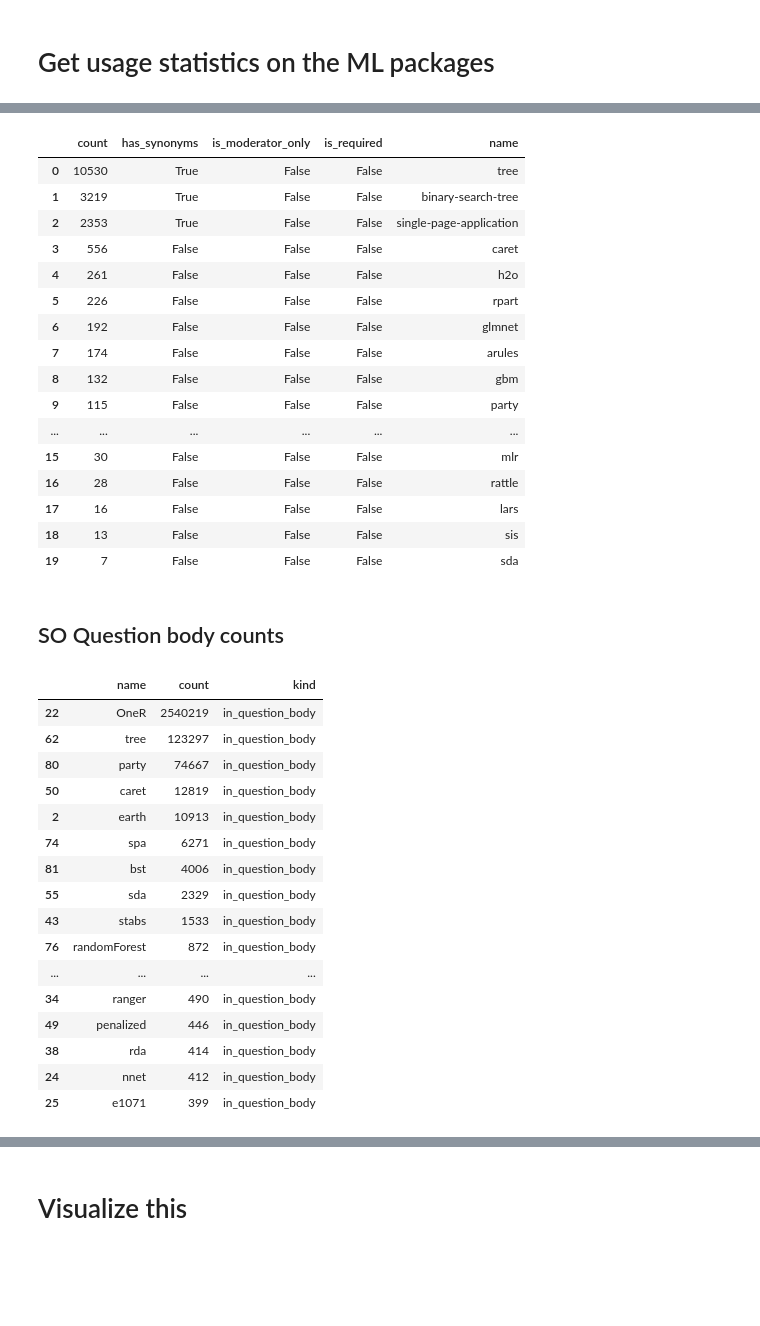
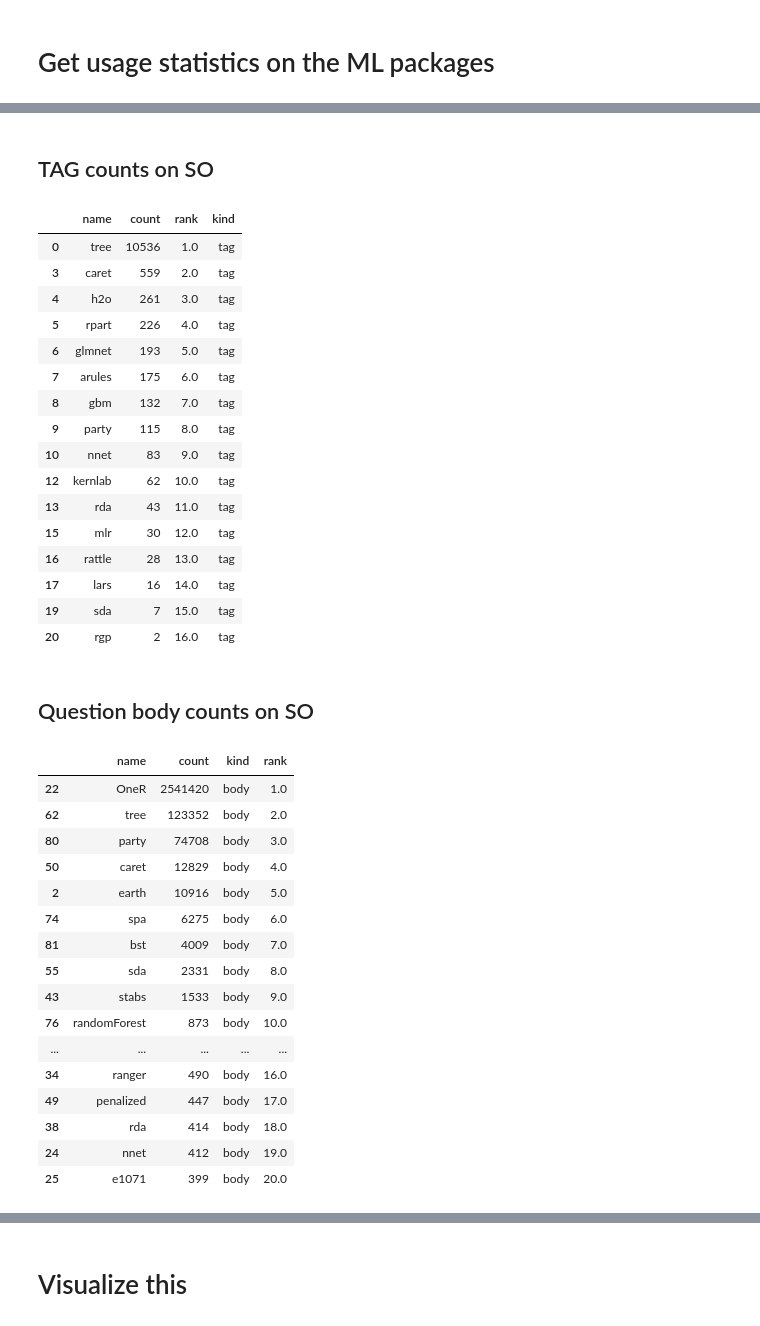
Before and after one commit to thedataincubator/data-science-blogs, a Jupyter notebook: draft-blog-data-analysis.ipynb, the cells around one changed output, grey strips where cells are left out. Drawn from its saved outputs; the diff is of its cells as text; code cells hidden in the pictures; blank space fills up the shorter version.

```diff
--- a/draft-blog-data-analysis.ipynb
+++ b/draft-blog-data-analysis.ipynb
@@ -32,3 +18,5 @@ package_list = get_package_list(URL)
+# %%
+package_list = ut.read_package_txt("package-list-from-cran-task-view.txt")
 # %%
 len(package_list)
 # %% [output]
@@ -60,0 +47,2 @@ def count_dict_to_pd(mydict, kind):
+# %% [markdown]
+## TAG counts on SO
@@ -61,46 +56,45 @@ def count_dict_to_pd(mydict, kind):
 # %%
-df_tag = pd.DataFrame(tag_counts)
-
 df_tag.head(20)
 # %% [output]
-|  | count | has_synonyms | is_moderator_only | is_required | name |
-| 0 | 10530 | True | False | False | tree |
-| 1 | 3219 | True | False | False | binary-search-tree |
-| 2 | 2353 | True | False | False | single-page-application |
-| 3 | 556 | False | False | False | caret |
-| 4 | 261 | False | False | False | h2o |
-| 5 | 226 | False | False | False | rpart |
-| 6 | 192 | False | False | False | glmnet |
-| 7 | 174 | False | False | False | arules |
-| 8 | 132 | False | False | False | gbm |
-| 9 | 115 | False | False | False | party |
-| ... | ... | ... | ... | ... | ... |
-| 15 | 30 | False | False | False | mlr |
-| 16 | 28 | False | False | False | rattle |
-| 17 | 16 | False | False | False | lars |
-| 18 | 13 | False | False | False | sis |
-| 19 | 7 | False | False | False | sda |
+|  | name | count | rank | kind |
+| 0 | tree | 10536 | 1.0 | tag |
+| 3 | caret | 559 | 2.0 | tag |
+| 4 | h2o | 261 | 3.0 | tag |
+| 5 | rpart | 226 | 4.0 | tag |
+| 6 | glmnet | 193 | 5.0 | tag |
+| 7 | arules | 175 | 6.0 | tag |
+| 8 | gbm | 132 | 7.0 | tag |
+| 9 | party | 115 | 8.0 | tag |
+| 10 | nnet | 83 | 9.0 | tag |
+| 12 | kernlab | 62 | 10.0 | tag |
+| 13 | rda | 43 | 11.0 | tag |
+| 15 | mlr | 30 | 12.0 | tag |
+| 16 | rattle | 28 | 13.0 | tag |
+| 17 | lars | 16 | 14.0 | tag |
+| 19 | sda | 7 | 15.0 | tag |
+| 20 | rgp | 2 | 16.0 | tag |
 # %% [markdown]
-## SO Question body counts
+## Question body counts on SO
 # %%
-df_body = count_dict_to_pd(question_body_counts, kind="in_question_body")
+df_body = count_dict_to_pd(question_body_counts, kind="body")
+df_body['rank'] = df_body['count'].rank(ascending=False)
 
 df_body.head(20)
 # %% [output]
-|  | name | count | kind |
-| 22 | OneR | 2540219 | in_question_body |
-| 62 | tree | 123297 | in_question_body |
-| 80 | party | 74667 | in_question_body |
-| 50 | caret | 12819 | in_question_body |
-| 2 | earth | 10913 | in_question_body |
-| 74 | spa | 6271 | in_question_body |
-| 81 | bst | 4006 | in_question_body |
-| 55 | sda | 2329 | in_question_body |
-| 43 | stabs | 1533 | in_question_body |
-| 76 | randomForest | 872 | in_question_body |
-| ... | ... | ... | ... |
-| 34 | ranger | 490 | in_question_body |
-| 49 | penalized | 446 | in_question_body |
-| 38 | rda | 414 | in_question_body |
-| 24 | nnet | 412 | in_question_body |
-| 25 | e1071 | 399 | in_question_body |
+|  | name | count | kind | rank |
+| 22 | OneR | 2541420 | body | 1.0 |
+| 62 | tree | 123352 | body | 2.0 |
+| 80 | party | 74708 | body | 3.0 |
+| 50 | caret | 12829 | body | 4.0 |
+| 2 | earth | 10916 | body | 5.0 |
+| 74 | spa | 6275 | body | 6.0 |
+| 81 | bst | 4009 | body | 7.0 |
+| 55 | sda | 2331 | body | 8.0 |
+| 43 | stabs | 1533 | body | 9.0 |
+| 76 | randomForest | 873 | body | 10.0 |
+| ... | ... | ... | ... | ... |
+| 34 | ranger | 490 | body | 16.0 |
+| 49 | penalized | 447 | body | 17.0 |
+| 38 | rda | 414 | body | 18.0 |
+| 24 | nnet | 412 | body | 19.0 |
+| 25 | e1071 | 399 | body | 20.0 |
```
Also changed, not shown: parts of 24 cells of this notebook, 1 other file.
